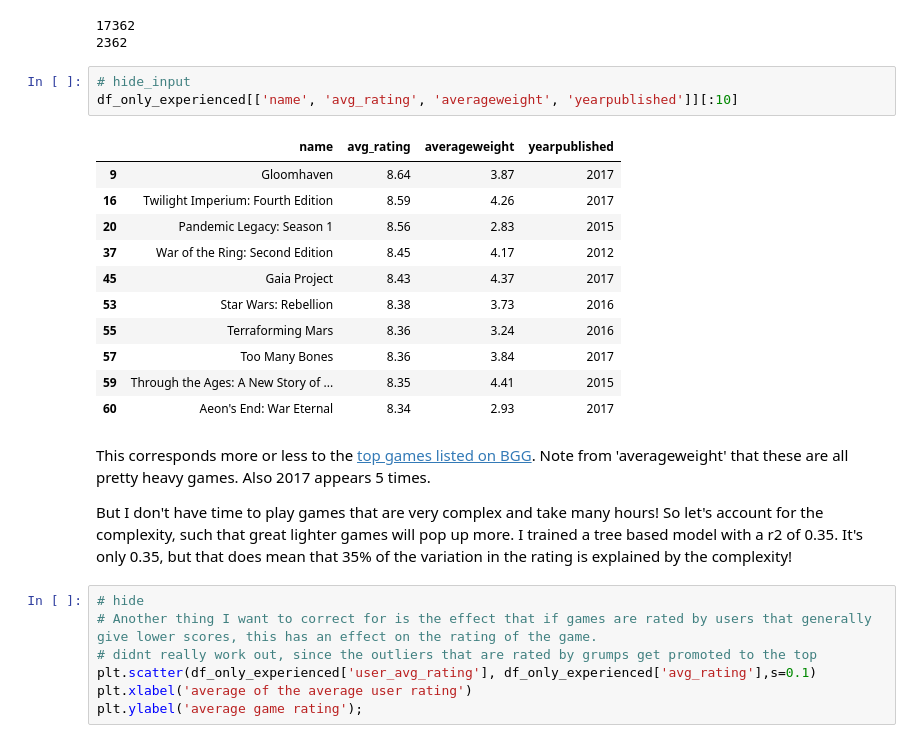
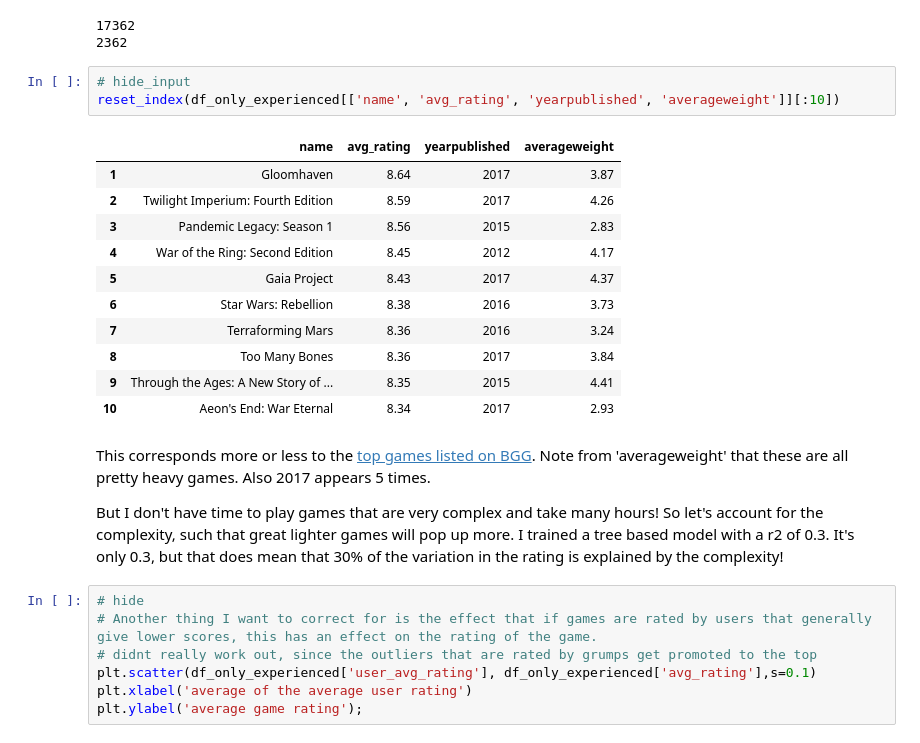
Before and after one commit to jvanelteren/blog_archived, a Jupyter notebook: _notebooks/2022-01-19-boardgames copy.ipynb, the cells around one changed output. Saved outputs shown, nothing was run; the diff lists cells and outputs as text.

```diff
--- a/_notebooks/2022-01-19-boardgames.ipynb
+++ b/_notebooks/2022-01-19-boardgames copy.ipynb
@@ -445,23 +447,23 @@ print(len(df_only_experienced))
 2362
 # %%
 # hide_input
-df_only_experienced[['name', 'avg_rating', 'averageweight', 'yearpublished']][:10]
+reset_index(df_only_experienced[['name', 'avg_rating', 'yearpublished', 'averageweight']][:10])
 # %% [output]
-|  | name | avg_rating | averageweight | yearpublished |
-| 9 | Gloomhaven | 8.64 | 3.87 | 2017 |
-| 16 | Twilight Imperium: Fourth Edition | 8.59 | 4.26 | 2017 |
-| 20 | Pandemic Legacy: Season 1 | 8.56 | 2.83 | 2015 |
-| 37 | War of the Ring: Second Edition | 8.45 | 4.17 | 2012 |
-| 45 | Gaia Project | 8.43 | 4.37 | 2017 |
-| 53 | Star Wars: Rebellion | 8.38 | 3.73 | 2016 |
-| 55 | Terraforming Mars | 8.36 | 3.24 | 2016 |
-| 57 | Too Many Bones | 8.36 | 3.84 | 2017 |
-| 59 | Through the Ages: A New Story of ... | 8.35 | 4.41 | 2015 |
-| 60 | Aeon's End: War Eternal | 8.34 | 2.93 | 2017 |
+|  | name | avg_rating | yearpublished | averageweight |
+| 1 | Gloomhaven | 8.64 | 2017 | 3.87 |
+| 2 | Twilight Imperium: Fourth Edition | 8.59 | 2017 | 4.26 |
+| 3 | Pandemic Legacy: Season 1 | 8.56 | 2015 | 2.83 |
+| 4 | War of the Ring: Second Edition | 8.45 | 2012 | 4.17 |
+| 5 | Gaia Project | 8.43 | 2017 | 4.37 |
+| 6 | Star Wars: Rebellion | 8.38 | 2016 | 3.73 |
+| 7 | Terraforming Mars | 8.36 | 2016 | 3.24 |
+| 8 | Too Many Bones | 8.36 | 2017 | 3.84 |
+| 9 | Through the Ages: A New Story of ... | 8.35 | 2015 | 4.41 |
+| 10 | Aeon's End: War Eternal | 8.34 | 2017 | 2.93 |
 # %% [markdown]
 This corresponds more or less to the [top games listed on BGG](https://boardgamegeek.com/browse/boardgame). Note from 'averageweight' that these are all pretty heavy games. Also 2017 appears 5 times.
 
-But I don't have time to play games that are very complex and take many hours! So let's account for the complexity, such that great lighter games will pop up more. I trained a tree based model with a r2 of 0.35. It's only 0.35, but that does mean that 35% of the variation in the rating is explained by the complexity!
+But I don't have time to play games that are very complex and take many hours! So let's account for the complexity, such that great lighter games will pop up more. I trained a tree based model with a r2 of 0.3. It's only 0.3, but that does mean that 30% of the variation in the rating is explained by the complexity!
 # %%
 # hide
 # Another thing I want to correct for is the effect that if games are rated by users that generally give lower scores, this has an effect on the rating of the game.
```
Also changed, not shown: parts of 19 cells of this notebook.
